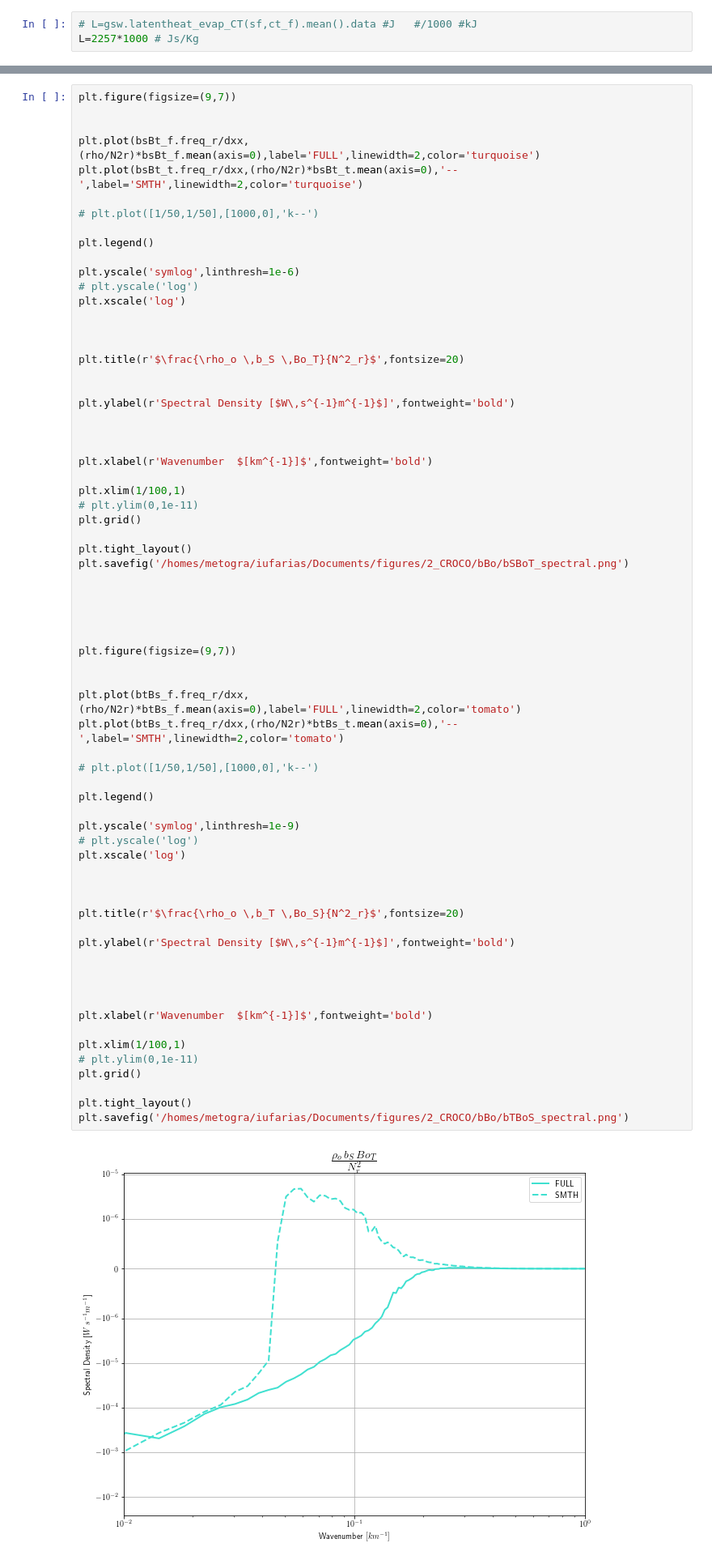
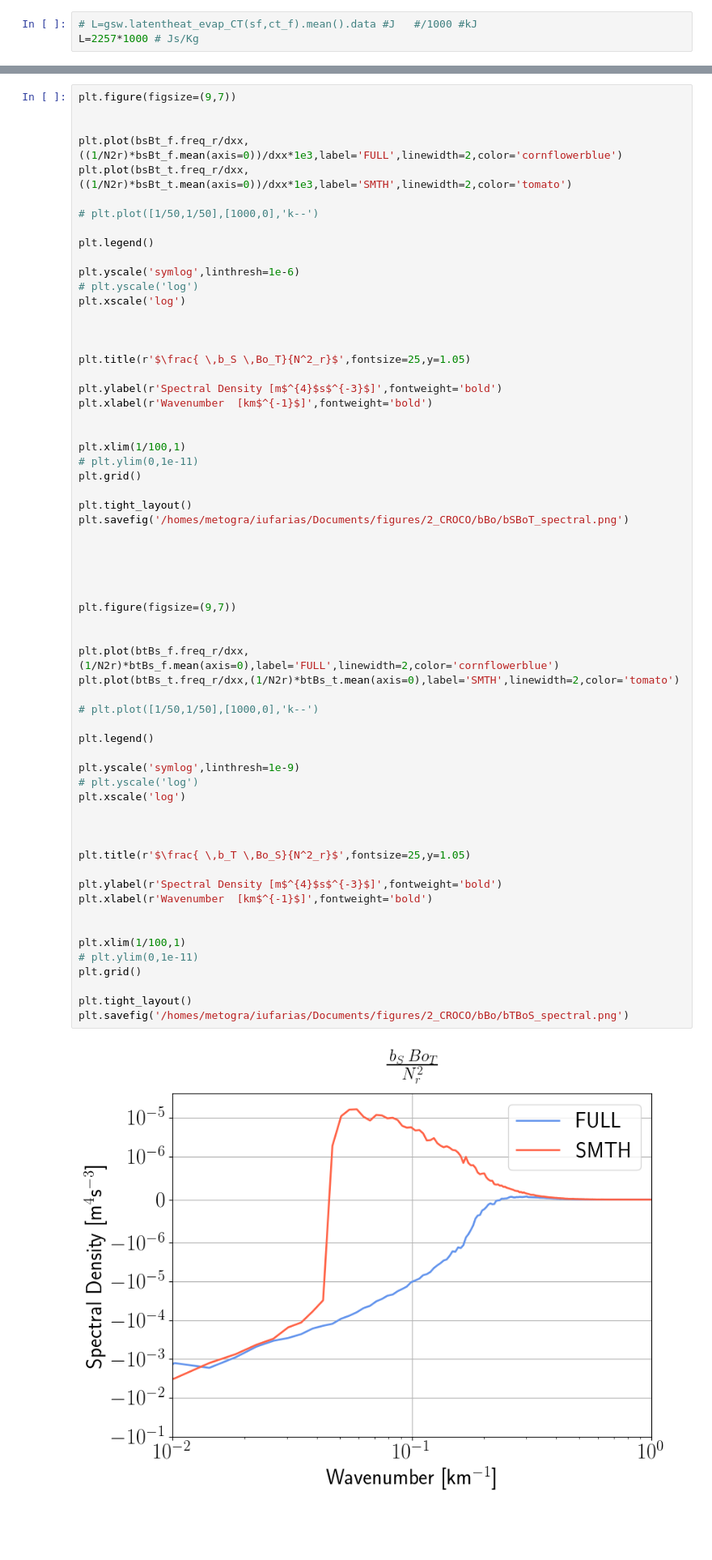
Before and after one commit to igoruchoa/FeedbackSubmeso, a Jupyter notebook: 2_CROCO/bBo_computation.ipynb, the cells around one changed output, grey strips where cells are left out. Shown at 81% size. Drawn from its saved outputs; the diff is of its cells as text; blank space fills up the shorter version.

```diff
--- a/2_CROCO/bBo_computation.ipynb
+++ b/2_CROCO/bBo_computation.ipynb
@@ -345,8 +354,8 @@ plt.savefig('/homes/metogra/iufarias/Documents/figures/2_CROCO/bBo/bSBoS_spectra
 plt.figure(figsize=(9,7))
 
 
-plt.plot(bsBt_f.freq_r/dxx,(rho/N2r)*bsBt_f.mean(axis=0),label='FULL',linewidth=2,color='turquoise')
-plt.plot(bsBt_t.freq_r/dxx,(rho/N2r)*bsBt_t.mean(axis=0),'--',label='SMTH',linewidth=2,color='turquoise')
+plt.plot(bsBt_f.freq_r/dxx,((1/N2r)*bsBt_f.mean(axis=0))/dxx*1e3,label='FULL',linewidth=2,color='cornflowerblue')
+plt.plot(bsBt_t.freq_r/dxx,((1/N2r)*bsBt_t.mean(axis=0))/dxx*1e3,label='SMTH',linewidth=2,color='tomato')
 
 # plt.plot([1/50,1/50],[1000,0],'k--')
 
@@ -358,14 +367,11 @@ plt.xscale('log')
 
 
 
-plt.title(r'$\frac{\rho_o \,b_S \,Bo_T}{N^2_r}$',fontsize=20)
+plt.title(r'$\frac{ \,b_S \,Bo_T}{N^2_r}$',fontsize=25,y=1.05)
 
+plt.ylabel(r'Spectral Density [m$^{4}$s$^{-3}$]',fontweight='bold')
+plt.xlabel(r'Wavenumber  [km$^{-1}$]',fontweight='bold')
 
-plt.ylabel(r'Spectral Density [$W\,s^{-1}m^{-1}$]',fontweight='bold')
-
-
-
-plt.xlabel(r'Wavenumber  $[km^{-1}]$',fontweight='bold')
 
 plt.xlim(1/100,1)
 # plt.ylim(0,1e-11)
@@ -375,39 +381,36 @@ plt.tight_layout()
 plt.savefig('/homes/metogra/iufarias/Documents/figures/2_CROCO/bBo/bSBoT_spectral.png')
 
 
 
 
 
 plt.figure(figsize=(9,7))
 
 
-plt.plot(btBs_f.freq_r/dxx,(rho/N2r)*btBs_f.mean(axis=0),label='FULL',linewidth=2,color='tomato')
-plt.plot(btBs_t.freq_r/dxx,(rho/N2r)*btBs_t.mean(axis=0),'--',label='SMTH',linewidth=2,color='tomato')
+plt.plot(btBs_f.freq_r/dxx,(1/N2r)*btBs_f.mean(axis=0),label='FULL',linewidth=2,color='cornflowerblue')
+plt.plot(btBs_t.freq_r/dxx,(1/N2r)*btBs_t.mean(axis=0),label='SMTH',linewidth=2,color='tomato')
 
 # plt.plot([1/50,1/50],[1000,0],'k--')
 
 plt.legend()
 
 plt.yscale('symlog',linthresh=1e-9)
 # plt.yscale('log')
 plt.xscale('log')
 
 
 
-plt.title(r'$\frac{\rho_o \,b_T \,Bo_S}{N^2_r}$',fontsize=20)
+plt.title(r'$\frac{ \,b_T \,Bo_S}{N^2_r}$',fontsize=25,y=1.05)
 
-plt.ylabel(r'Spectral Density [$W\,s^{-1}m^{-1}$]',fontweight='bold')
+plt.ylabel(r'Spectral Density [m$^{4}$s$^{-3}$]',fontweight='bold')
+plt.xlabel(r'Wavenumber  [km$^{-1}$]',fontweight='bold')
 
-
-
-
-plt.xlabel(r'Wavenumber  $[km^{-1}]$',fontweight='bold')
 
 plt.xlim(1/100,1)
 # plt.ylim(0,1e-11)
 plt.grid()
 
 plt.tight_layout()
 plt.savefig('/homes/metogra/iufarias/Documents/figures/2_CROCO/bBo/bTBoS_spectral.png')
 # %% [output]
-[figure, old version]
+[figure, new version]
```
Also changed, not shown: parts of 16 cells of this notebook, 2 other files.
